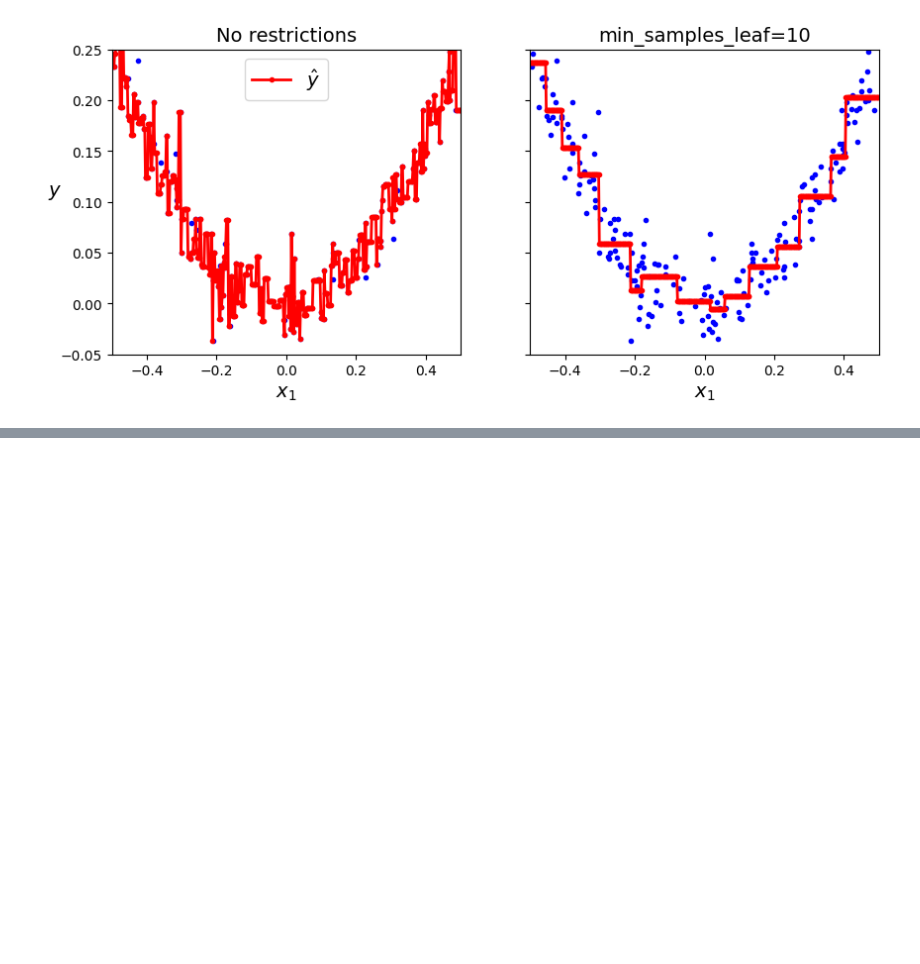
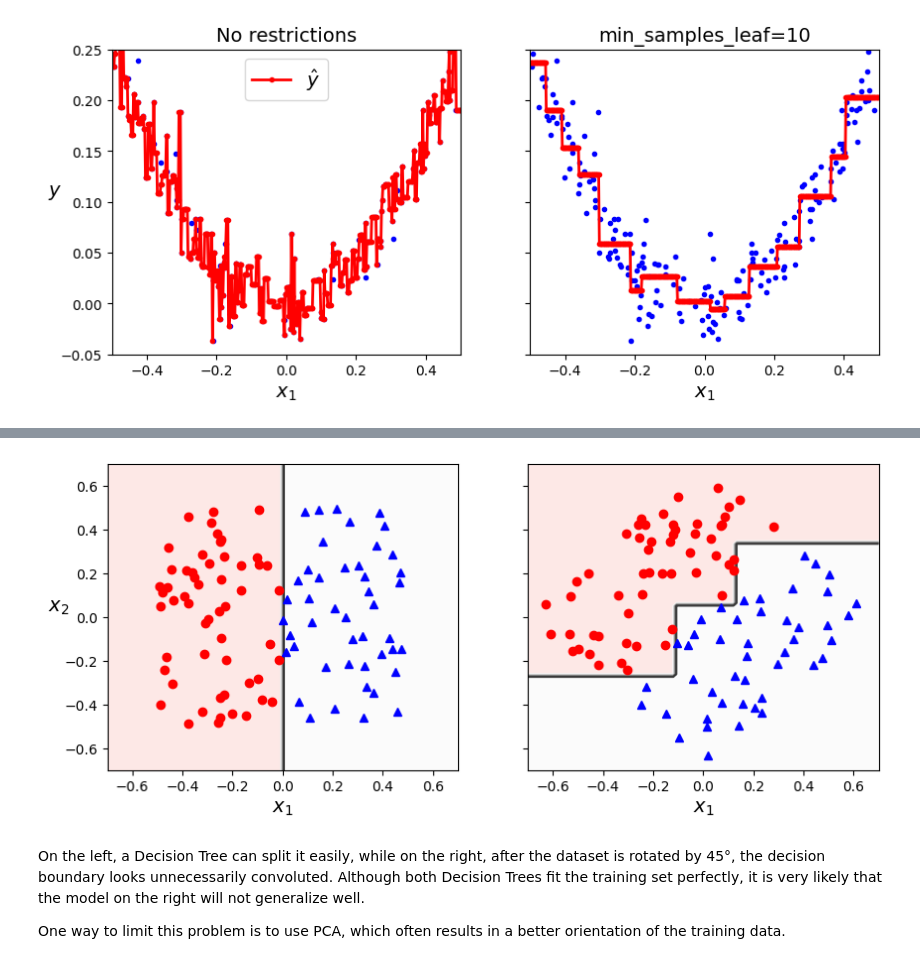
Before and after one commit to JMCoC/ml_engineer_roadmap, a Jupyter notebook: machinLearning/fundamentals/C6_DecisionTrees/decisionTrees.ipynb, the cells around one changed output, grey strips where cells are left out. Drawn from its saved outputs; the diff is of its cells as text; code cells hidden in the pictures; blank space fills up the shorter version.

Commit message:
Decision trees done, HoML Book

```diff
--- a/machinLearning/fundamentals/C6_DecisionTrees/decisionTrees.ipynb
+++ b/machinLearning/fundamentals/C6_DecisionTrees/decisionTrees.ipynb
@@ -271,0 +276,31 @@ plt.show()
+# %%
+np.random.seed(6)
+X_square = np.random.rand(100, 2) - 0.5
+y_square = (X_square[:, 0] > 0).astype(np.int64)
+
+angle = np.pi / 4  # 45 degrees
+rotation_matrix = np.array([[np.cos(angle), -np.sin(angle)],
+                            [np.sin(angle), np.cos(angle)]])
+X_rotated_square = X_square.dot(rotation_matrix)
+
+tree_clf_square = DecisionTreeClassifier(random_state=42)
+tree_clf_square.fit(X_square, y_square)
+tree_clf_rotated_square = DecisionTreeClassifier(random_state=42)
+tree_clf_rotated_square.fit(X_rotated_square, y_square)
+
+fig, axes = plt.subplots(ncols=2, figsize=(10, 4), sharey=True)
+plt.sca(axes[0])
+plot_decision_boundary(tree_clf_square, X_square, y_square,
+                       axes=[-0.7, 0.7, -0.7, 0.7], cmap="Pastel1")
+plt.sca(axes[1])
+plot_decision_boundary(tree_clf_rotated_square, X_rotated_square, y_square,
+                       axes=[-0.7, 0.7, -0.7, 0.7], cmap="Pastel1")
+plt.ylabel("")
+
+plt.show()
+# %% [output]
+[figure, added]
+# %% [markdown]
+On the left, a Decision Tree can split it easily, while on the right, after the dataset is rotated by 45°, the decision boundary looks unnecessarily convoluted. Although both Decision Trees fit the training set perfectly, it is very likely that the model on the right will not generalize well.
+
+One way to limit this problem is to use PCA, which often results in a better orientation of the training data.
```
Also changed, not shown: parts of 4 cells of this notebook.
